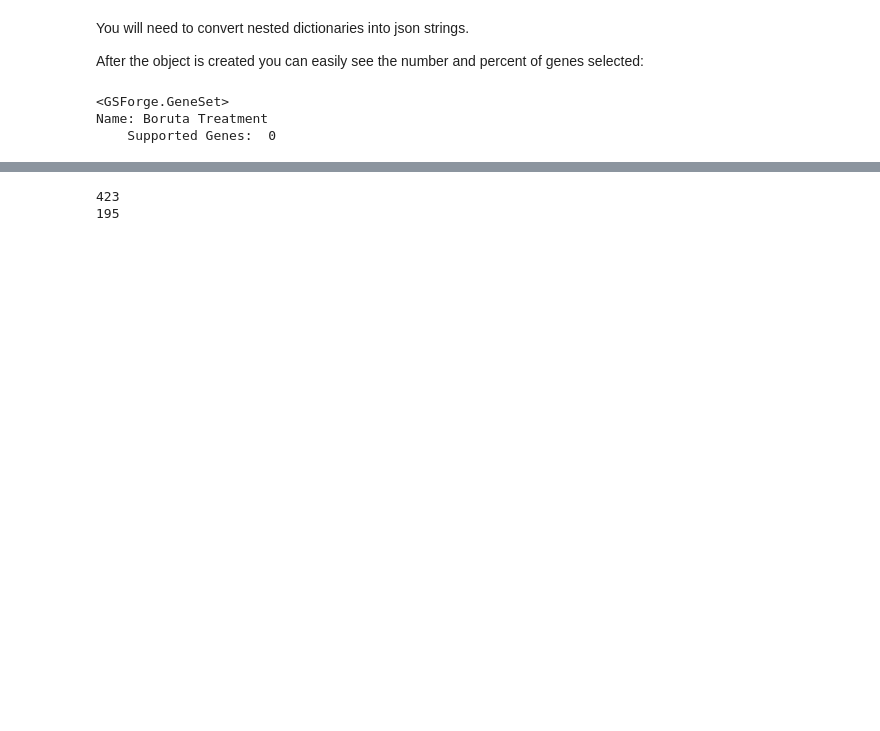
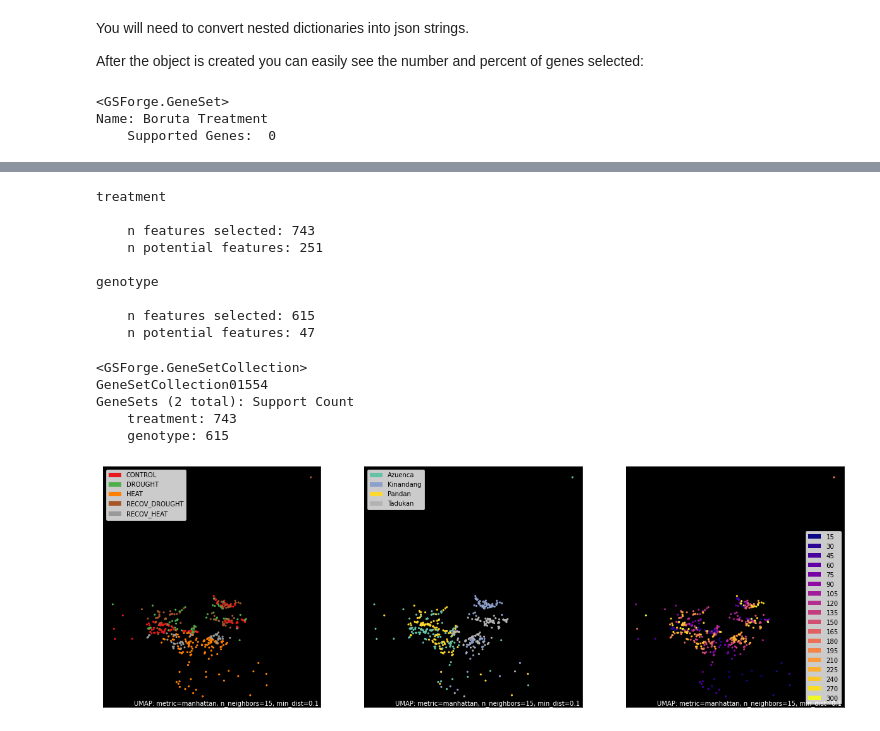
Before and after one commit to SystemsGenetics/GSForge, a Jupyter notebook: docs/source/walkthroughs/oryza_sativa/06-Selecting_Genes_with_Boruta.ipynb, the cells around one changed output, grey strips where cells are left out. Saved outputs shown, nothing was run; the diff lists cells and outputs as text; code cells hidden in the pictures; blank space fills up the shorter version.

```diff
--- a/docs/source/walkthroughs/oryza_sativa/06-Selecting_Genes_with_Boruta.ipynb
+++ b/docs/source/walkthroughs/oryza_sativa/06-Selecting_Genes_with_Boruta.ipynb
@@ -81,0 +62,6 @@ selecting_model = RandomForestClassifier(
+# %%
+rf_mdl_01 = RandomForestClassifier(
+    class_weight='balanced',
+    max_depth=3,
+    n_estimators=10,
+    n_jobs=-1)
@@ -149,10 +148,10 @@ boruta_gsc = gsf.GeneSetCollection(gem=agem)
 for target in ["treatment", "genotype"]:
     boruta_treatment_ds = gsf.operations.BorutaProspector(
         agem,
-        estimator=selecting_model,
+        estimator=rf_mdl_01,
         annotation_variables=target,
         perc=100,
-        max_iter=25)
+        max_iter=100)
 
-    boruta_gsc[target] = gsf.GeneSet(boruta_treatment_ds, name=f"Boruta_{target}")
+    boruta_gsc[f"Boruta_{target}"] = gsf.GeneSet(boruta_treatment_ds, name=f"Boruta_{target}")
 # %% [output]
@@ -161,6 +160,38 @@ Wall time: 4min 11s
 # %%
 for key, geneset in boruta_gsc.gene_sets.items():
-    print(geneset.data.support_weak.sum().values)
+    print(f"""{key}
+
+    n features selected: {geneset.data.support.sum().values}
+    n potential features: {geneset.data.support_weak.sum().values}
+    """)
 # %% [output]
-423
-195
+treatment
+
+    n features selected: 743
+    n potential features: 251
+
+genotype
+
+    n features selected: 615
+    n potential features: 47
+# %%
+boruta_gsc
+# %% [output]
+<GSForge.GeneSetCollection>
+GeneSetCollection01554
+GeneSets (2 total): Support Count
+    treatment: 743
+    genotype: 615
+# %%
+sel_counts, labels = gsf.get_gem_data(
+    boruta_gsc,
+    annotation_variables=['treatment', 'genotype', 'time'],
+    selected_gene_sets=['treatment', 'genotype'],
+)
+mapper = umap.UMAP(densmap=True, random_state=50, metric='manhattan').fit(sel_counts.values)
+fig, axes = plt.subplots(1, 3, figsize=(21, 7))
+umap.plot.points(mapper, labels=labels['treatment'], background='black', ax=axes[0], color_key_cmap='Set1');
+umap.plot.points(mapper, labels=labels['genotype'], background='black', ax=axes[1], color_key_cmap='Set2');
+umap.plot.points(mapper, labels=labels['time'], background='black', ax=axes[2], color_key_cmap='plasma');
+# %% [output]
+[figure, added]
```
Also changed, not shown: parts of 32 cells of this notebook, 7 other files.
